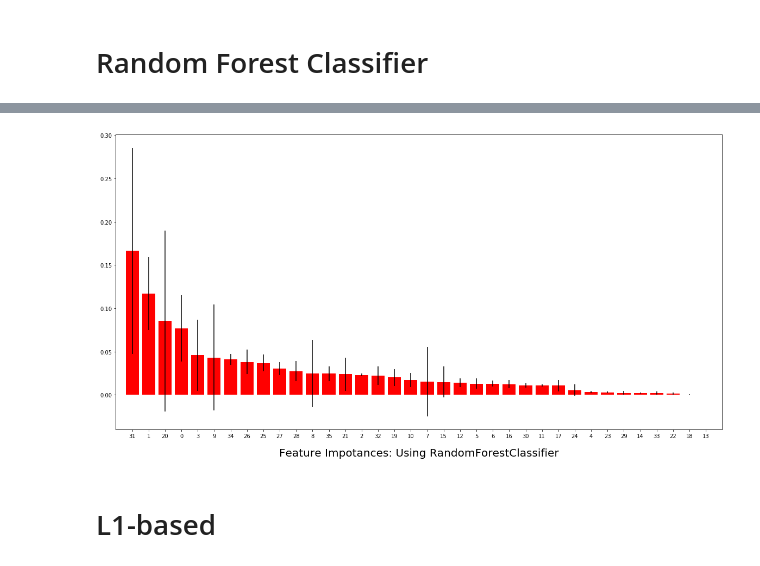
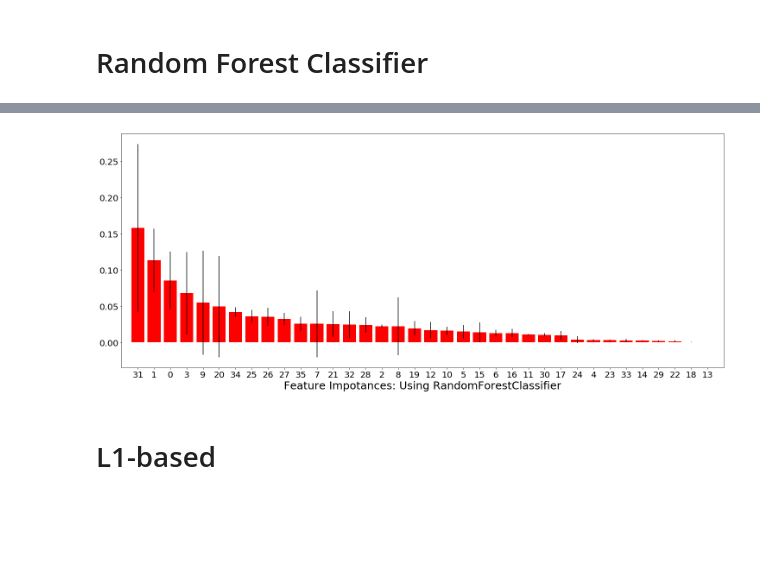
Before and after one commit to Tasmin153/CSE419-Sensor-Data-based-Activity-Classification, a Jupyter notebook: Dataset/feature_importance.ipynb, the cells around one changed output, grey strips where cells are left out. Cells and saved outputs as stored; diff of their text form; code cells hidden in the pictures; blank space fills up the shorter version.

```diff
--- a/Dataset/feature_importance.ipynb
+++ b/Dataset/feature_importance.ipynb
@@ -57,11 +75,12 @@ Feature ranking:
 36. feature 13 (0.000000)
 # %%
 # Plot the feature importances of the forest
-plt.figure(figsize=(20,10))
-plt.title('Feature Impotances: Using ExtraTreesClassifier',y=-0.1,fontsize=20)
+plt.figure(figsize=(25,10))
+plt.title('Feature Impotances: Using ExtraTreesClassifier',y=-0.1,fontsize=25)
 plt.bar(range(X.shape[1]), importances[indices],color="r", yerr=std[indices], align="center")
 plt.xticks(range(X.shape[1]), indices)
 plt.xlim([-1, X.shape[1]])
+plt.rcParams.update({'font.size': 20})
 
 plt.savefig("ExtraTreesClassifier.png")
 #plt.show()
@@ -129,15 +124,16 @@ Feature ranking:
 # %%
 # Plot the feature importances of the forest
-plt.figure(figsize=(20,10))
-plt.title('Feature Impotances: Using RandomForestClassifier',y=-0.1,fontsize=20)
+plt.figure(figsize=(25,10))
+plt.title('Feature Impotances: Using RandomForestClassifier',y=-0.1,fontsize=25)
 plt.bar(range(X.shape[1]), importances[indices],color="r", yerr=std[indices], align="center")
 plt.xticks(range(X.shape[1]), indices)
 plt.xlim([-1, X.shape[1]])
+plt.rcParams.update({'font.size': 20})
 
 plt.savefig("RandomForestClassifier.png")
 #plt.show()
 # %% [output]
-[figure, old version]
+[figure, new version]
 # %% [markdown]
 # L1-based
 # %%
```
Also changed, not shown: parts of 12 cells of this notebook, 9 other files.
